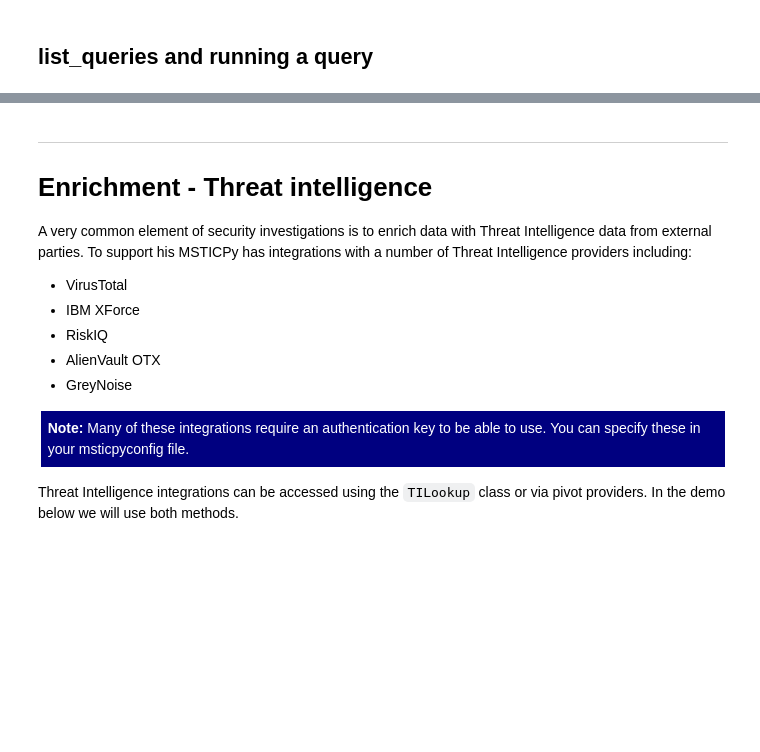
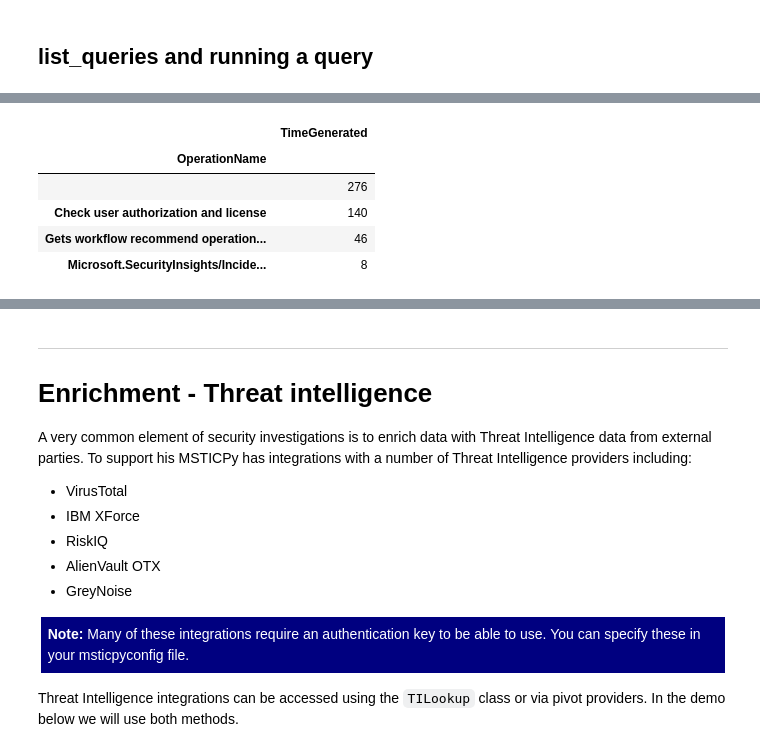
Before and after one commit to OTRF/infosec-jupyterthon, a Jupyter notebook: workshops/2021/day2/day2-4-MSTICPy.ipynb, the cells around one changed output, grey strips where cells are left out. Cells and saved outputs as stored; diff of their text form; code cells hidden in the pictures; blank space fills up the shorter version.

```diff
--- a/workshops/2021/day2/day2-4-MSTICPy.ipynb
+++ b/workshops/2021/day2/day2-4-MSTICPy.ipynb
@@ -198,0 +434,17 @@ qry_prov_az.query_time
+# %%
+from datetime import timedelta
+df = qry_prov_az.Azure.list_azure_activity_for_ip(
+    ip_address_list="176.199.184.128",
+    start=datetime.now() - timedelta(days=1),
+    end=datetime.utcnow(),
+    split_query_by="6H",
+)
+
+df[["OperationName", "TimeGenerated"]].groupby("OperationName").count()
+# %% [output]
+|  | TimeGenerated |
+| OperationName |  |
+|  | 276 |
+| Check user authorization and license | 140 |
+| Gets workflow recommend operation... | 46 |
+| Microsoft.SecurityInsights/Incide... | 8 |
```
Also changed, not shown: parts of 51 cells of this notebook.
